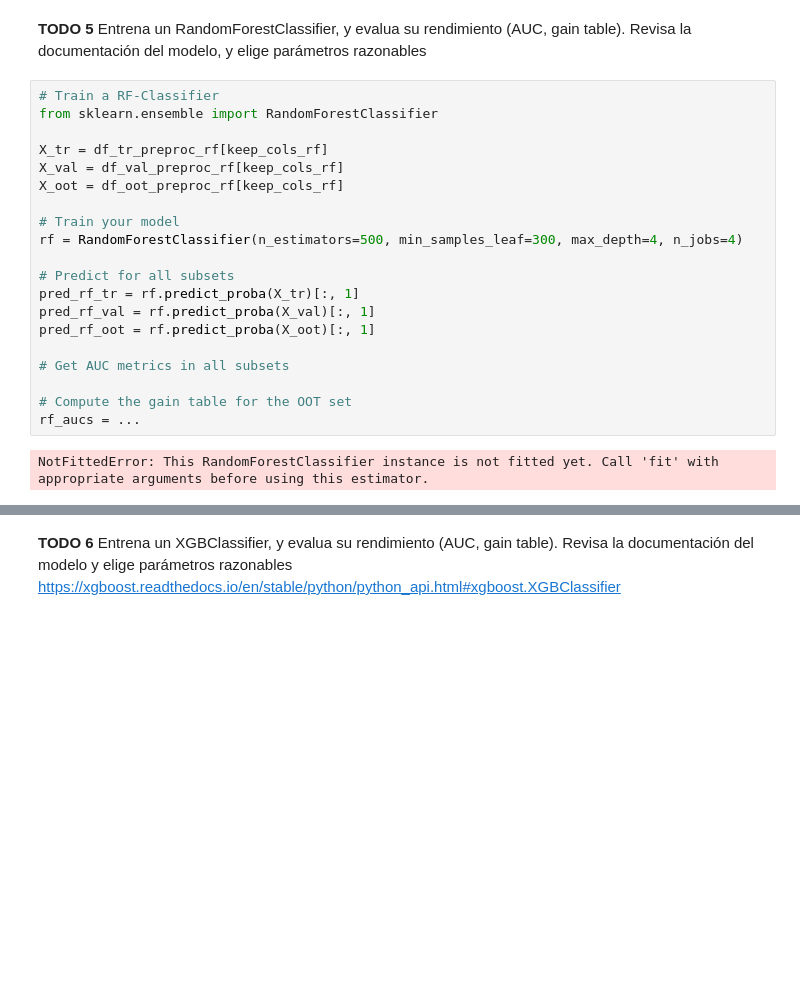
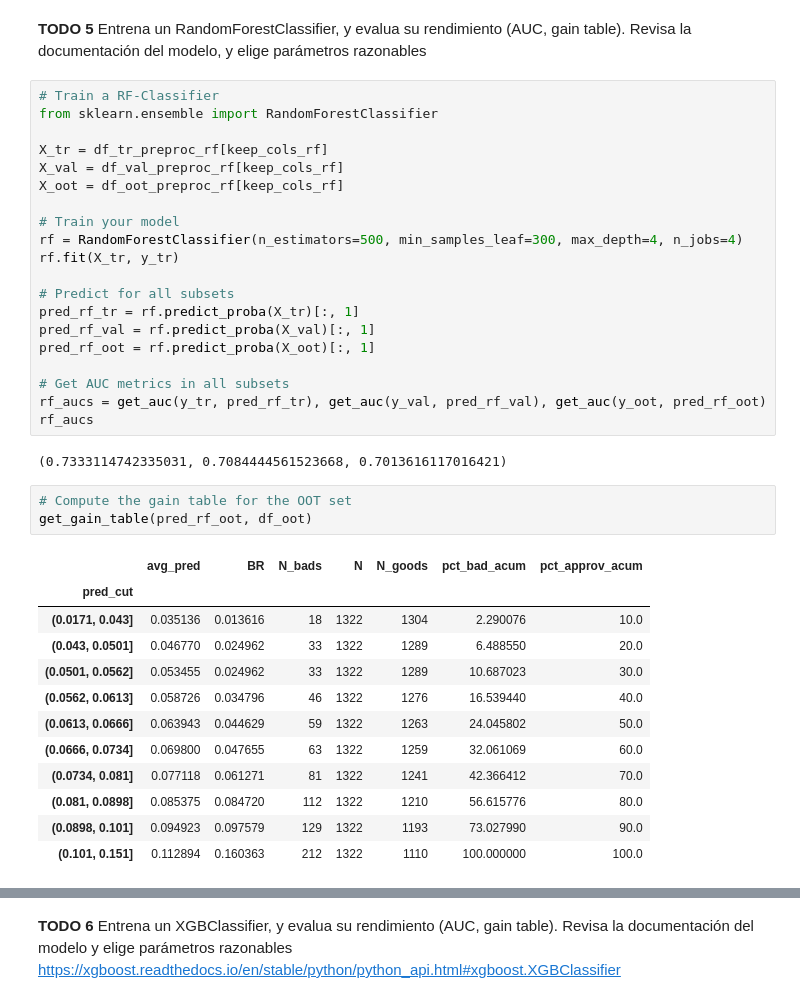
Before and after one commit to jgilaberts/Prueba-Github, a Jupyter notebook: Credit Risk Analysis/HW6.ipynb, the cells around one changed output, grey strips where cells are left out. Cells and saved outputs as stored; diff of their text form; blank space fills up the shorter version.

```diff
--- a/Credit Risk Analysis/HW6.ipynb
+++ b/Credit Risk Analysis/HW6.ipynb
@@ -930,6 +930,7 @@ X_oot = df_oot_preproc_rf[keep_cols_rf]
 
 # Train your model
 rf = RandomForestClassifier(n_estimators=500, min_samples_leaf=300, max_depth=4, n_jobs=4)
+rf.fit(X_tr, y_tr)
 
 # Predict for all subsets
 pred_rf_tr = rf.predict_proba(X_tr)[:, 1]
@@ -937,11 +938,26 @@ pred_rf_val = rf.predict_proba(X_val)[:, 1]
 pred_rf_oot = rf.predict_proba(X_oot)[:, 1]
 
 # Get AUC metrics in all subsets
-
-# Compute the gain table for the OOT set
-rf_aucs = ...
+rf_aucs = get_auc(y_tr, pred_rf_tr), get_auc(y_val, pred_rf_val), get_auc(y_oot, pred_rf_oot)
+rf_aucs
 # %% [output]
-NotFittedError: This RandomForestClassifier instance is not fitted yet. Call 'fit' with appropriate arguments before using this estimator.
+(0.7333114742335031, 0.7084444561523668, 0.7013616117016421)
+# %%
+# Compute the gain table for the OOT set
+get_gain_table(pred_rf_oot, df_oot)
+# %% [output]
+|  | avg_pred | BR | N_bads | N | N_goods | pct_bad_acum | pct_approv_acum |
+| pred_cut |  |  |  |  |  |  |  |
+| (0.0171, 0.043] | 0.035136 | 0.013616 | 18 | 1322 | 1304 | 2.290076 | 10.0 |
+| (0.043, 0.0501] | 0.046770 | 0.024962 | 33 | 1322 | 1289 | 6.488550 | 20.0 |
+| (0.0501, 0.0562] | 0.053455 | 0.024962 | 33 | 1322 | 1289 | 10.687023 | 30.0 |
+| (0.0562, 0.0613] | 0.058726 | 0.034796 | 46 | 1322 | 1276 | 16.539440 | 40.0 |
+| (0.0613, 0.0666] | 0.063943 | 0.044629 | 59 | 1322 | 1263 | 24.045802 | 50.0 |
+| (0.0666, 0.0734] | 0.069800 | 0.047655 | 63 | 1322 | 1259 | 32.061069 | 60.0 |
+| (0.0734, 0.081] | 0.077118 | 0.061271 | 81 | 1322 | 1241 | 42.366412 | 70.0 |
+| (0.081, 0.0898] | 0.085375 | 0.084720 | 112 | 1322 | 1210 | 56.615776 | 80.0 |
+| (0.0898, 0.101] | 0.094923 | 0.097579 | 129 | 1322 | 1193 | 73.027990 | 90.0 |
+| (0.101, 0.151] | 0.112894 | 0.160363 | 212 | 1322 | 1110 | 100.000000 | 100.0 |
 # %%
 # Show Feature importance
 imp_df = pd.DataFrame({'feature': keep_cols_rf,
```
Also changed, not shown: parts of 6 cells of this notebook.
